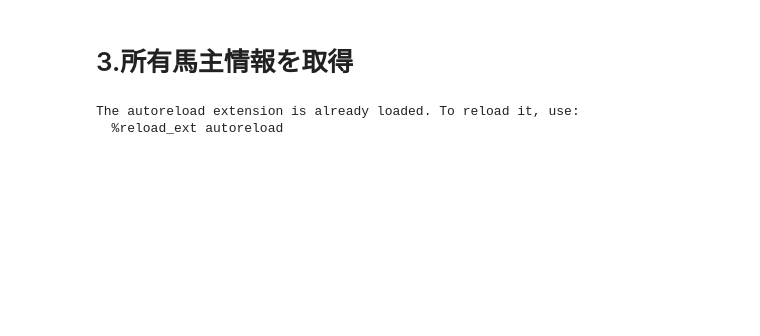
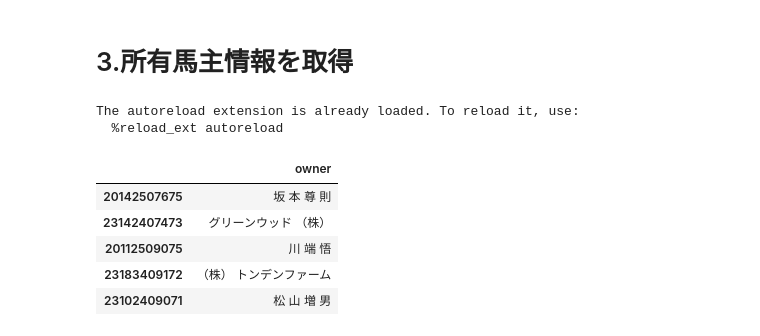
Before and after one commit to MotoKoikeKeiba/local-keiba-info, a Jupyter notebook: local-keiba.ipynb, the cells around one changed output. Drawn from its saved outputs; the diff is of its cells as text; code cells hidden in the pictures; blank space fills up the shorter version.

```diff
--- a/local-keiba.ipynb
+++ b/local-keiba.ipynb
@@ -46,0 +39,4 @@ Name: horse_id, Length: 12422, dtype: object
+# %%
+# ばんえいのhorse_idの重複データを削除
+banba_horse_id_list = df_banba['horse_id'].unique()
+len(banba_horse_id_list)
@@ -46,0 +45,3 @@ Name: horse_id, Length: 12422, dtype: object
+# %%
+# list型へ変換
+banba_horse_id_list2 = banba_horse_id_list.tolist()
@@ -88,3 +96,6 @@ horse_id_list2 = horse_id_list.tolist()
 # %% [output]
 The autoreload extension is already loaded. To reload it, use:
   %reload_ext autoreload
+# %%
+# ばんえいのhorse_idリストの馬主を取得する
+df_banba_horse_info = mylocalData.scrape_horse(banba_horse_id_list2)
@@ -90,0 +108,9 @@ The autoreload extension is already loaded. To reload it, use:
+# %%
+df_banba_horse_info.head()
+# %% [output]
+|  | owner |
+| 20142507675 | 坂 本 尊 則 |
+| 23142407473 | グリーンウッド （株） |
+| 20112509075 | 川 端 悟 |
+| 23183409172 | （株） トンデンファーム |
+| 23102409071 | 松 山 増 男 |
```
Also changed, not shown: parts of 21 cells of this notebook.
